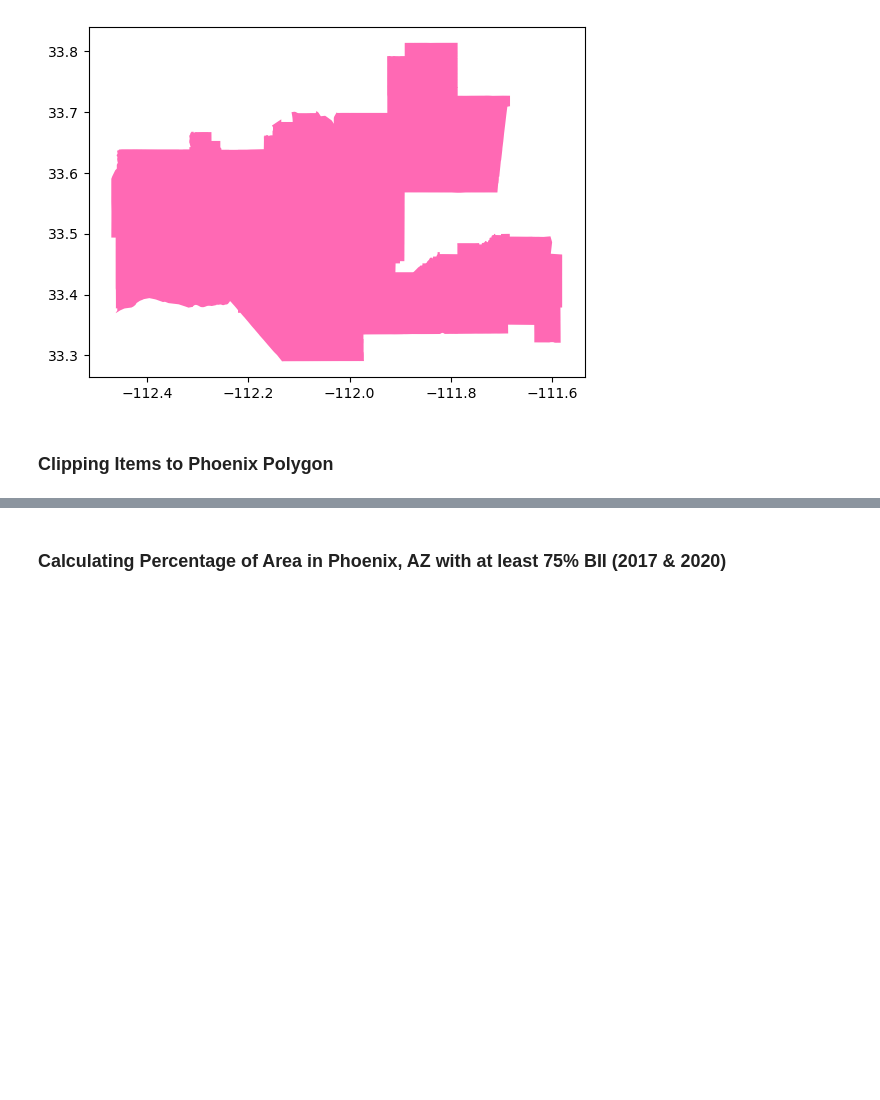
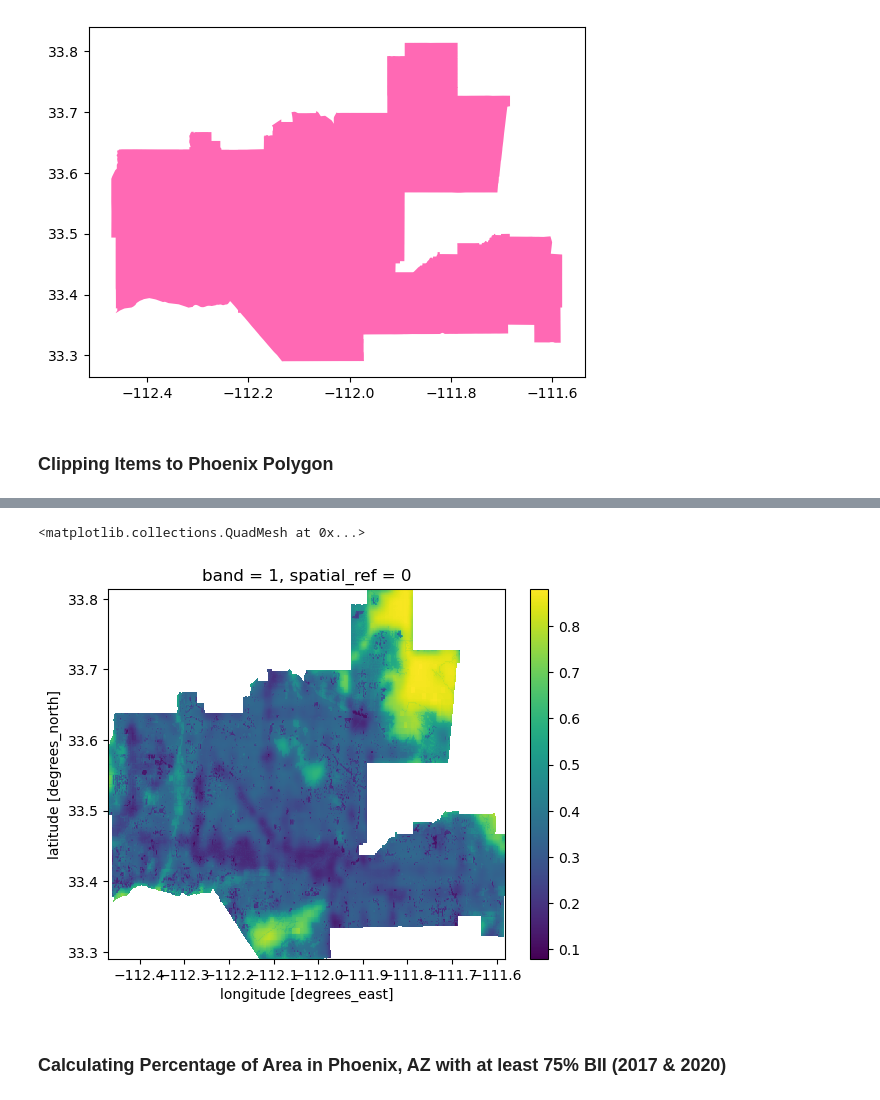
Before and after one commit to saingersoll/BII-Phoenix, a Jupyter notebook: BII-Phoenix.ipynb, the cells around one changed output, grey strips where cells are left out. Cells and saved outputs as stored; diff of their text form; code cells hidden in the pictures; blank space fills up the shorter version.

```diff
--- a/BII-Phoenix.ipynb
+++ b/BII-Phoenix.ipynb
@@ -174,3 +177,9 @@ BII_2020_phoenix = BII_2020_data.rio.clip(phoenix_polygon['geometry'])
+# %%
+# Visualizing
+BII_2020_phoenix.plot()
+# %% [output]
+<matplotlib.collections.QuadMesh at 0x...>
+[figure, added]
 # %% [markdown]
 ### Calculating Percentage of Area in Phoenix, AZ with at least 75% BII (2017 & 2020)
 # %%
```
Also changed, not shown: parts of 7 cells of this notebook, 1 other file.
